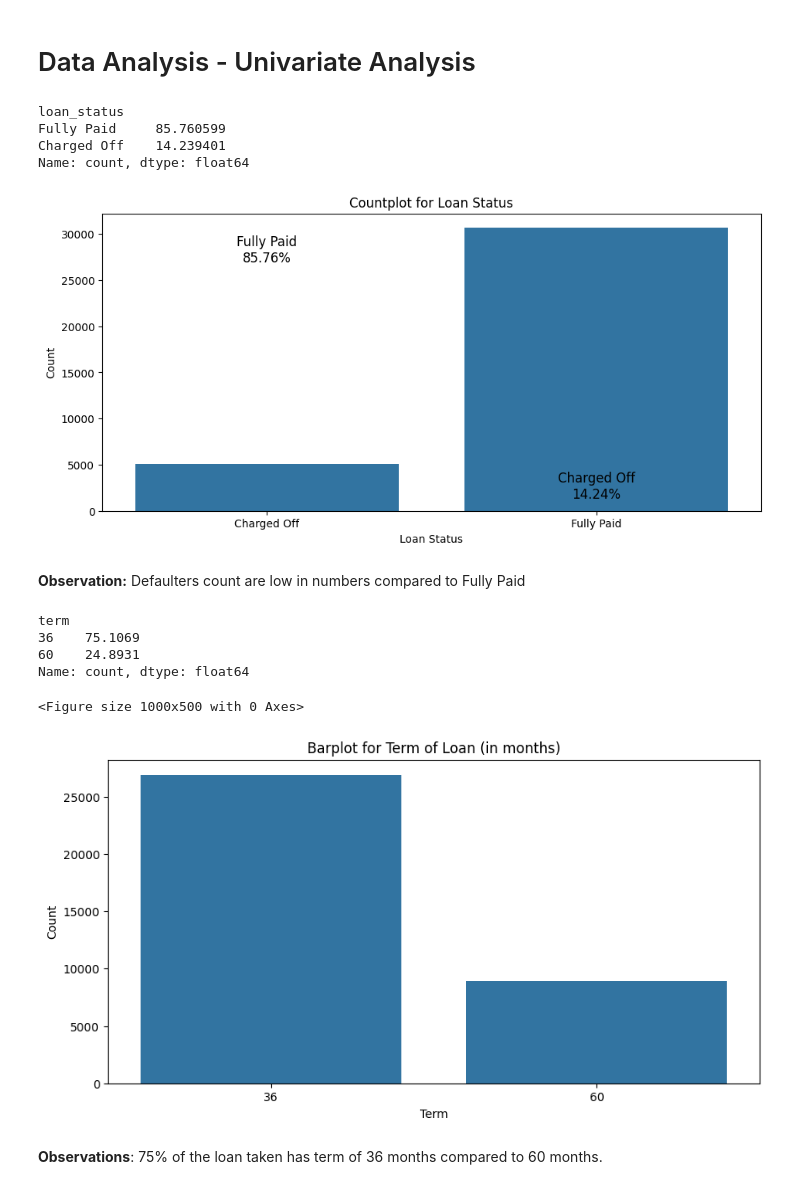
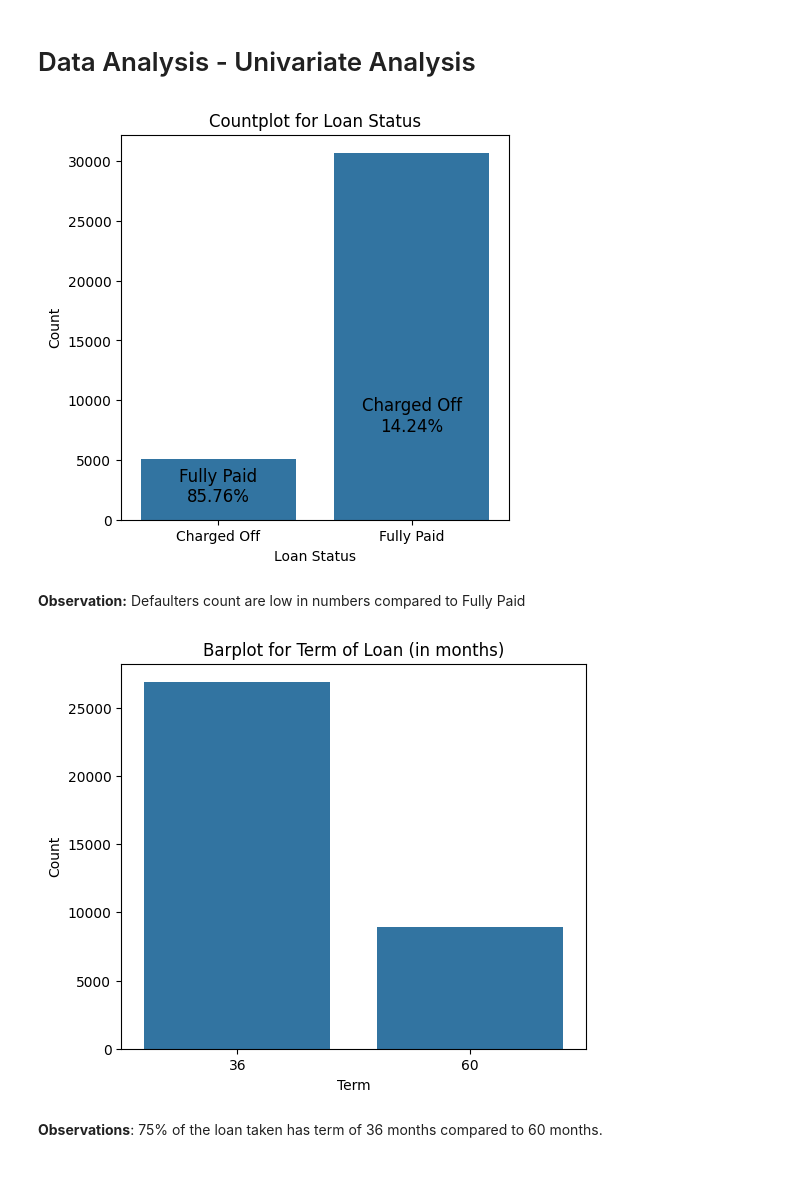
Before and after one commit to santoshmahto7/LendingClubCase, a Jupyter notebook: Lending_Club_Shabnam_Santosh.ipynb, the cells around one changed output. Drawn from its saved outputs; the diff is of its cells as text; code cells hidden in the pictures.

```diff
--- a/Lending_Club_Shabnam_Santosh.ipynb
+++ b/Lending_Club_Shabnam_Santosh.ipynb
@@ -537,42 +537,34 @@ plt.show()
 loan['loan_status'] = loan['loan_status'].astype(str)
 # %%
 # getting the count of loan status for Fully paid and Charged off
-print(loan.loan_status.value_counts()*100/loan.loan_status.count())
 
-plt.figure(figsize=(11,5))
+plt.figure(figsize=(5,5))
 ax=sns.countplot(x=loan.loan_status)
 loan_status_percentages = loan['loan_status'].value_counts(normalize=True) * 100
 for i, (label, percentage) in enumerate(loan_status_percentages.items()):
     count = loan.loan_status.value_counts()[label]
     ax.annotate(f'{label}\n{percentage:.2f}%',
-                xy=(i, count),
-                xytext=(0, -35),  # 5 points vertical offset
+                xy=(i, 0),
+                xytext=(0, (count * i)/100 + 10),  # 5 points vertical offset
                 textcoords='offset points',
                 ha='center',
                 va='bottom',
                 fontsize=12)
 
 # Set plot title and labels
 ax.set_title('Countplot for Loan Status')
 ax.set_xlabel('Loan Status')
 ax.set_ylabel('Count')
 
 # Show the plot
 plt.show()
 # %% [output]
-loan_status
-Fully Paid     85.760599
-Charged Off    14.239401
-Name: count, dtype: float64
-[figure, old version]
+[figure, new version]
 # %% [markdown]
 **Observation:** Defaulters count are low in numbers compared to Fully Paid
 # %%
 # Term of loan
-print(loan.term.value_counts()*100/loan.term.count())
-
-plt.figure(figsize=(10,5))
-plt.figure(figsize=(10, 5))
+plt.figure(figsize=(6, 5))
 sns.barplot(x=loan.term, y=loan.term.value_counts())
 # Set plot title and labels
 plt.title('Barplot for Term of Loan (in months)')
@@ -582,12 +574,7 @@ plt.ylabel('Count')
 # Show the plot
 plt.show()
 # %% [output]
-term
-36    75.1069
-60    24.8931
-Name: count, dtype: float64
-<Figure size 1000x500 with 0 Axes>
-[figure, old version]
+[figure, new version]
 # %% [markdown]
 **Observations**: 75% of the loan taken has term of 36 months compared to 60 months.
 # %%
```
Also changed, not shown: parts of 2 cells of this notebook, 2 other files.
